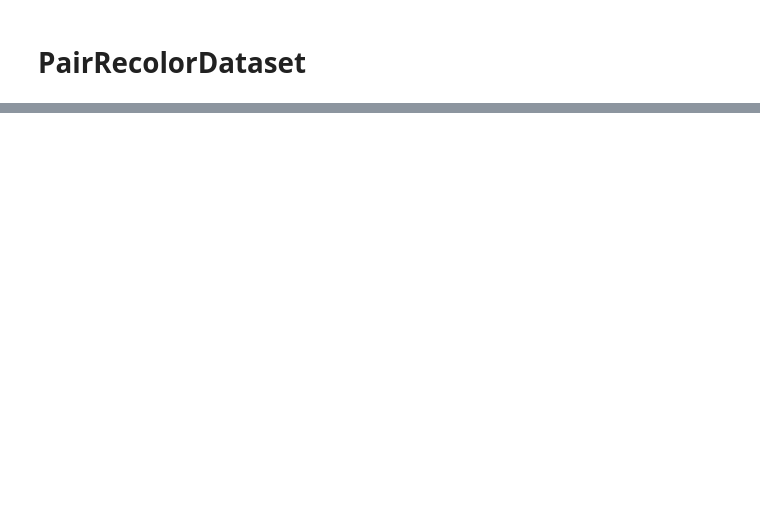
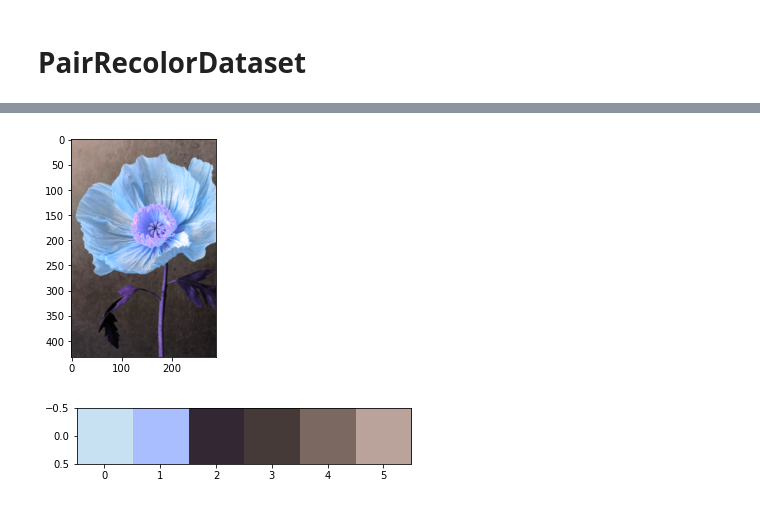
Before and after one commit to danielgafni/repalette, a Jupyter notebook: notebooks/dataset.ipynb, the cells around one changed output, grey strips where cells are left out. Saved outputs shown, nothing was run; the diff lists cells and outputs as text; code cells hidden in the pictures; blank space fills up the shorter version.

```diff
--- a/notebooks/dataset.ipynb
+++ b/notebooks/dataset.ipynb
@@ -72,0 +80,8 @@ len(pair_dataset)
+# %%
+plt.imshow(lab2rgb(img_2[1].permute(1, 2, 0)))
+plt.show()
+plt.imshow(lab2rgb(palette_2[1].permute(1, 2, 0)))
+plt.show()
+# %% [output]
+[figure, added]
+[figure, added]
```
Also changed, not shown: parts of 15 cells of this notebook.
